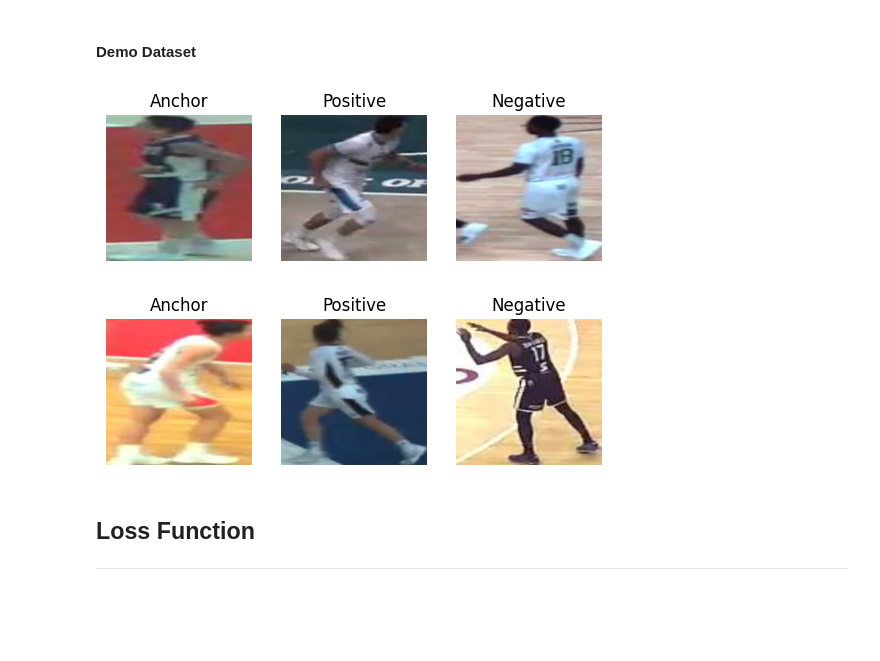
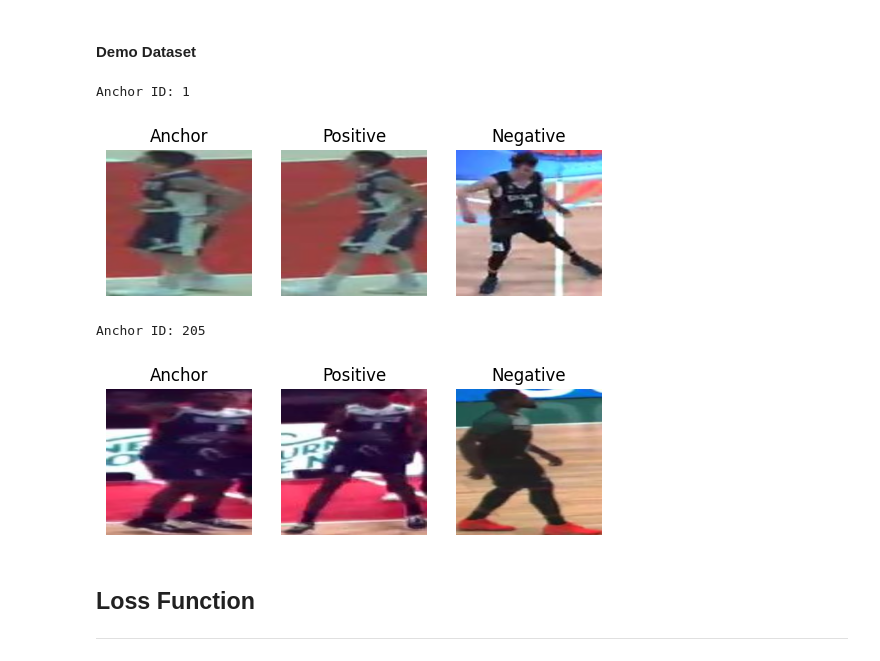
Before and after one commit to boostcampaitech5/level3_cv_finalproject-cv-07, a Jupyter notebook: re_id/demo_train_inference.ipynb, the cells around one changed output. Cells and saved outputs as stored; diff of their text form; code cells hidden in the pictures; blank space fills up the shorter version.

```diff
--- a/re_id/demo_train_inference.ipynb
+++ b/re_id/demo_train_inference.ipynb
@@ -142,7 +146,7 @@ class DEMO_TRAIN(Dataset):
         anchor = cv2.imread(os.path.join(self.path, anchor_name))
         anchor = cv2.cvtColor(anchor, cv2.COLOR_BGR2RGB)
 
-        positive_list = [filename for filename in self.people_list if filename.startswith(anchor_name[:3])]
+        positive_list = [filename for filename in self.people_list if filename.startswith(anchor_name[:5])]
         positive_name = random.choice(positive_list)
         while positive_name == anchor_name:
             positive_name = random.choice(positive_list)
@@ -182,7 +186,8 @@ class DEMO_TRAIN(Dataset):
 # %%
 path = f"{config.path}/data_reid/reid_training"
 dataset = DEMO_TRAIN(path=path, transform=None)
-anchor, positive, negative, _ = next(iter(dataset))
+anchor, positive, negative, gt = next(iter(dataset))
+print(f"Anchor ID: {gt}")
 
 fig, ax = plt.subplots(1,3)
 ax[0].imshow(torch.permute(anchor, (1,2,0)))
@@ -193,21 +198,24 @@ for idx, name in enumerate(["Anchor", "Positive", "Negative"]):
     ax[idx].set_title(name)
     ax[idx].axis('off')
 # %% [output]
+Anchor ID: 1
-[figure, old version]
+[figure, new version]
 # %%
-train_set = DataLoader(dataset=dataset, batch_size=64, shuffle=True, pin_memory=False, drop_last=True, num_workers=8)
-a, p, n, _ = next(iter(train_set))
+train_set = DataLoader(dataset, batch_size=64, shuffle=True, pin_memory=False, drop_last=False, num_workers=8)
+a, p, n, gt = next(iter(train_set))
+print(f"Anchor ID: {gt[0]}")
 
 fig, ax = plt.subplots(1,3)
 ax[0].imshow(torch.permute(a[0], (1,2,0)))
 ax[1].imshow(torch.permute(p[0], (1,2,0)))
 ax[2].imshow(torch.permute(n[0], (1,2,0)))
 
 for idx, name in enumerate(["Anchor", "Positive", "Negative"]):
     ax[idx].set_title(name)
     ax[idx].axis('off')
 # %% [output]
+Anchor ID: 205
-[figure, old version]
+[figure, new version]
 # %% [markdown]
 ## Loss Function
 ---
```
Also changed, not shown: parts of 15 cells of this notebook.
